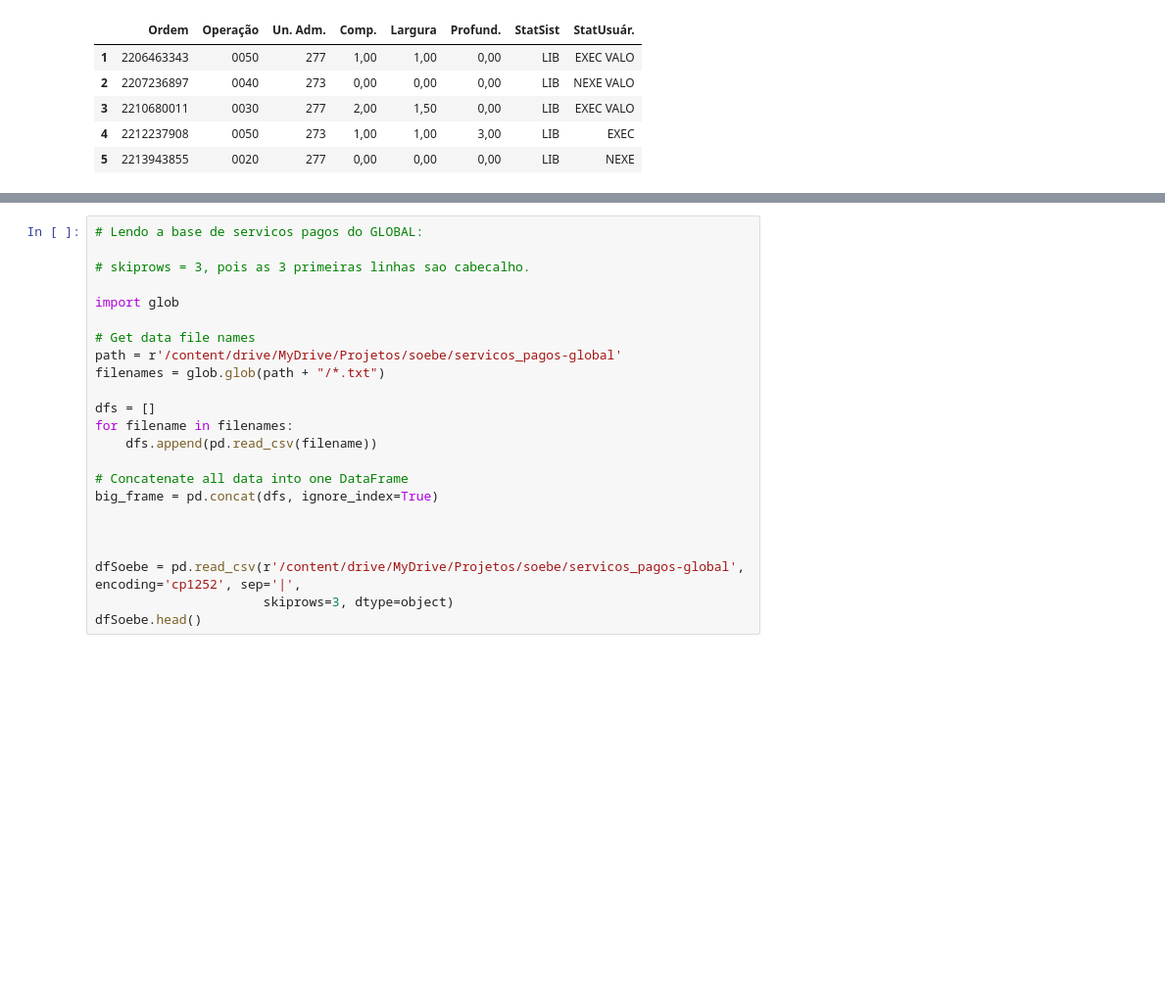
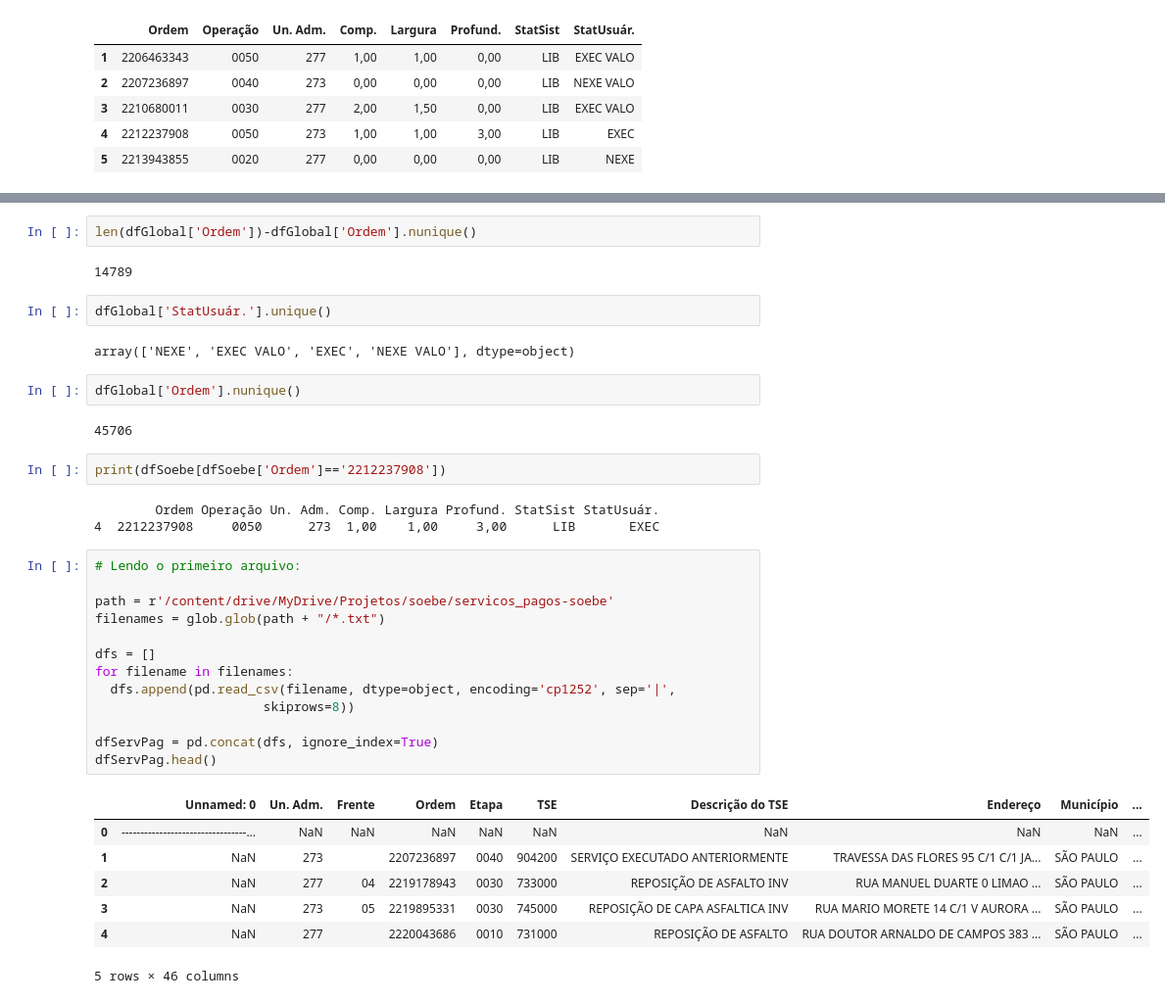
Before and after one commit to eeyamazaki/soebe, a Jupyter notebook: modelo_preditivo_soebe.ipynb, the cells around one changed output, grey strips where cells are left out. Shown at 98% size. Saved outputs shown, nothing was run; the diff lists cells and outputs as text; blank space fills up the shorter version.

```diff
--- a/modelo_preditivo_soebe.ipynb
+++ b/modelo_preditivo_soebe.ipynb
@@ -120,23 +208,38 @@ df.head()
+# %%
+len(dfGlobal['Ordem'])-dfGlobal['Ordem'].nunique()
+# %% [output]
+14789
+# %%
+dfGlobal['StatUsuár.'].unique()
+# %% [output]
+array(['NEXE', 'EXEC VALO', 'EXEC', 'NEXE VALO'], dtype=object)
+# %%
+dfGlobal['Ordem'].nunique()
+# %% [output]
+45706
+# %%
+print(dfSoebe[dfSoebe['Ordem']=='2212237908'])
+# %% [output]
+        Ordem Operação Un. Adm. Comp. Largura Profund. StatSist StatUsuár.
+4  2212237908     0050      273  1,00    1,00     3,00      LIB       EXEC
 # %%
-# Lendo a base de servicos pagos do GLOBAL:
+# Lendo o primeiro arquivo:
 
-# skiprows = 3, pois as 3 primeiras linhas sao cabecalho.
-
-import glob
-
-# Get data file names
-path = r'/content/drive/MyDrive/Projetos/soebe/servicos_pagos-global'
+path = r'/content/drive/MyDrive/Projetos/soebe/servicos_pagos-soebe'
 filenames = glob.glob(path + "/*.txt")
 
 dfs = []
 for filename in filenames:
-    dfs.append(pd.read_csv(filename))
+  dfs.append(pd.read_csv(filename, dtype=object, encoding='cp1252', sep='|',
+                      skiprows=8))
 
-# Concatenate all data into one DataFrame
-big_frame = pd.concat(dfs, ignore_index=True)
-
-
-
-dfSoebe = pd.read_csv(r'/content/drive/MyDrive/Projetos/soebe/servicos_pagos-global', encoding='cp1252', sep='|',
-                      skiprows=3, dtype=object)
-dfSoebe.head()
+dfServPag = pd.concat(dfs, ignore_index=True)
+dfServPag.head()
+# %% [output]
+|  | Unnamed: 0 | Un. Adm. | Frente | Ordem | Etapa | TSE | Descrição do TSE | Endereço | Município | ... |
+| 0 | ---------------------------------... | NaN | NaN | NaN | NaN | NaN | NaN | NaN | NaN | ... |
+| 1 | NaN | 273 |  | 2207236897 | 0040 | 904200 | SERVIÇO EXECUTADO ANTERIORMENTE | TRAVESSA DAS FLORES 95 C/1 C/1 JA... | SÃO PAULO | ... |
+| 2 | NaN | 277 | 04 | 2219178943 | 0030 | 733000 | REPOSIÇÃO DE ASFALTO INV | RUA MANUEL DUARTE 0 LIMAO ... | SÃO PAULO | ... |
+| 3 | NaN | 273 | 05 | 2219895331 | 0030 | 745000 | REPOSIÇÃO DE CAPA ASFALTICA INV | RUA MARIO MORETE 14 C/1 V AURORA ... | SÃO PAULO | ... |
+| 4 | NaN | 277 |  | 2220043686 | 0010 | 731000 | REPOSIÇÃO DE ASFALTO | RUA DOUTOR ARNALDO DE CAMPOS 383 ... | SÃO PAULO | ... |
+5 rows × 46 columns
```
Also changed, not shown: parts of 20 cells of this notebook.
